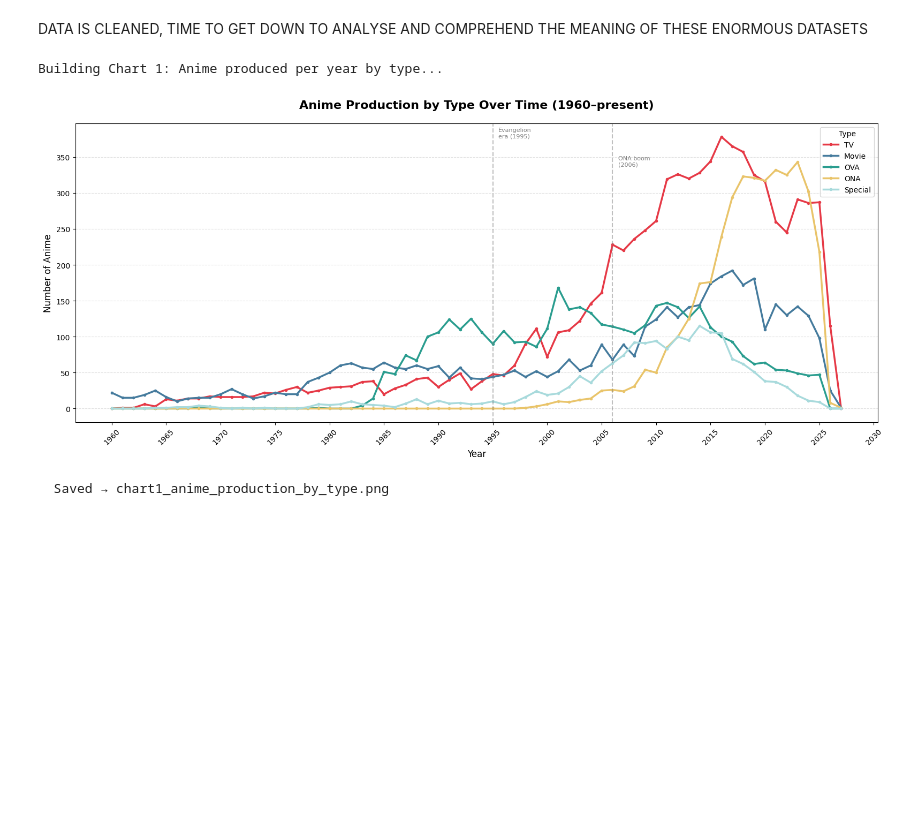
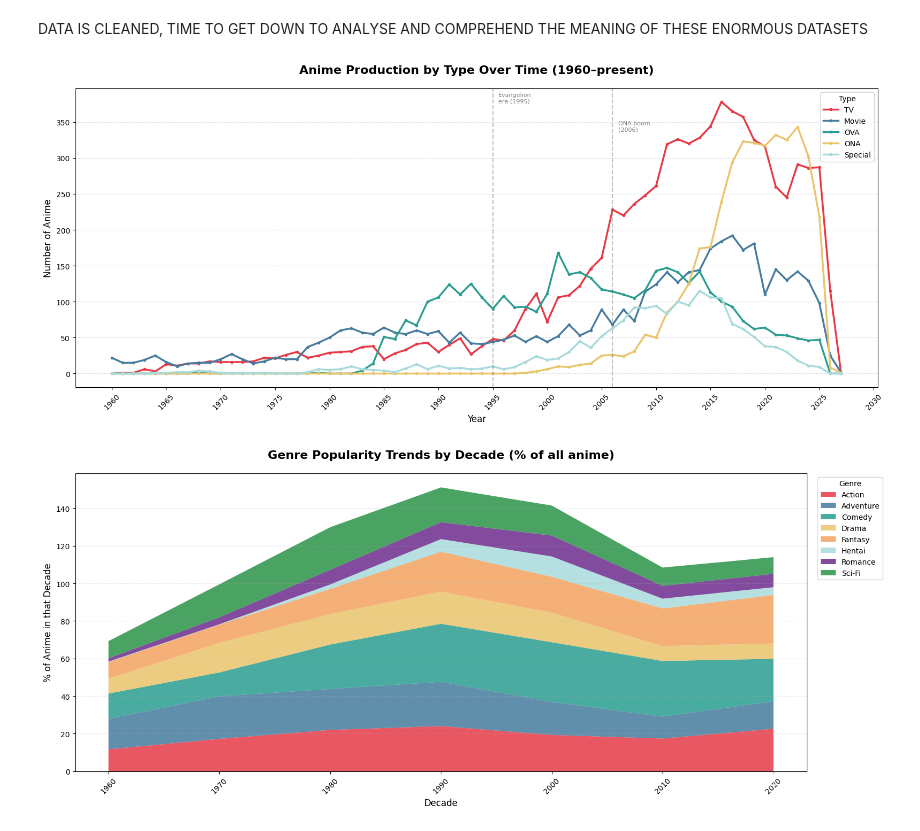
Before and after one commit to alexandrubudau141202/HCI-PROJECT, a Jupyter notebook: Jupyter Notebooks/analysis.ipynb, the cells around one changed output. Saved outputs shown, nothing was run; the diff lists cells and outputs as text; code cells hidden in the pictures; blank space fills up the shorter version.

Commit message:
Analyzed various popularity trends, anime production and score amongst the datasets

```diff
--- a/Jupyter Notebooks/analysis.ipynb
+++ b/Jupyter Notebooks/analysis.ipynb
@@ -1832,11 +1830,6 @@ df = df[df['start_year'] >= 1960]
 
 # we add a decade column
 df['decade'] = (df['start_year'] // 10 ) * 10
-
-# ===========
-# FIRST CHART
-# ===========
-print("Building Chart 1: Anime produced per year by type...")
 
 # we focus on the main types
 main_types = ['TV', 'Movie', 'OVA', 'ONA', 'Special']
@@ -1888,8 +1881,75 @@ plt.xticks(rotation=45)
 plt.tight_layout()
 plt.savefig(OUT_PATH + 'chart1_anime_production_by_type.png', dpi=150, bbox_inches='tight')
 plt.show()
-print("  Saved → chart1_anime_production_by_type.png")
 # %% [output]
-Building Chart 1: Anime produced per year by type...
 [figure]
-  Saved → chart1_anime_production_by_type.png
+# %%
+def parse_list_col(val):
+    try:
+        parsed = ast.literal_eval(val)
+        if isinstance(parsed, list):
+            return parsed
+    except:
+        pass
+    return []
+
+df['genres_parsed'] = df['genres'].apply(parse_list_col)
+
+# Explode genres
+df_genres = df[['decade', 'genres_parsed']].explode('genres_parsed')
+df_genres = df_genres.rename(columns={'genres_parsed': 'genre'})
+df_genres = df_genres[df_genres['genre'].notna() & (df_genres['genre'] != '')]
+
+# Count per decade per genre
+decade_genre = (
+    df_genres.groupby(['decade', 'genre'])
+    .size()
+    .reset_index(name='count')
+)
+
+# Normalise as % of total anime that decade
+total_per_decade = df.groupby('decade').size().reset_index(name='total')
+decade_genre = decade_genre.merge(total_per_decade, on='decade')
+decade_genre['pct'] = (decade_genre['count'] / decade_genre['total'] * 100).round(2)
+
+# Top 8 genres by total count
+top_genres = (
+    decade_genre.groupby('genre')['count']
+    .sum()
+    .sort_values(ascending=False)
+    .head(8)
+    .index.tolist()
+)
+
+df_top = decade_genre[decade_genre['genre'].isin(top_genres)]
+pivot2 = df_top.pivot(index='decade', columns='genre', values='pct').fillna(0)
+
+# --- Plot ---
+palette = [
+    '#E63946', '#457B9D', '#2A9D8F', '#E9C46A',
+    '#F4A261', '#A8DADC', '#6D2B8C', '#2B9348'
+]
+
+fig, ax = plt.subplots(figsize=(16, 7))
+
+ax.stackplot(
+    pivot2.index,
+    [pivot2[genre] for genre in pivot2.columns],
+    labels=pivot2.columns,
+    colors=palette,
+    alpha=0.85
+)
+
+ax.set_title('Genre Popularity Trends by Decade (% of all anime)',
+             fontsize=16, fontweight='bold', pad=20)
+ax.set_xlabel('Decade', fontsize=12)
+ax.set_ylabel('% of Anime in that Decade', fontsize=12)
+ax.legend(title='Genre', fontsize=10, bbox_to_anchor=(1.01, 1), loc='upper left')
+ax.xaxis.set_major_locator(ticker.MultipleLocator(10))
+ax.grid(axis='y', linestyle='--', alpha=0.3)
+plt.xticks(rotation=45)
+plt.tight_layout()
+plt.savefig(OUT_PATH + 'chart2_genre_trends_area.png', dpi=150, bbox_inches='tight')
+plt.show()
+# %% [output]
+[figure, added]
```
Also changed, not shown: parts of 12 cells of this notebook, 3 other files.
